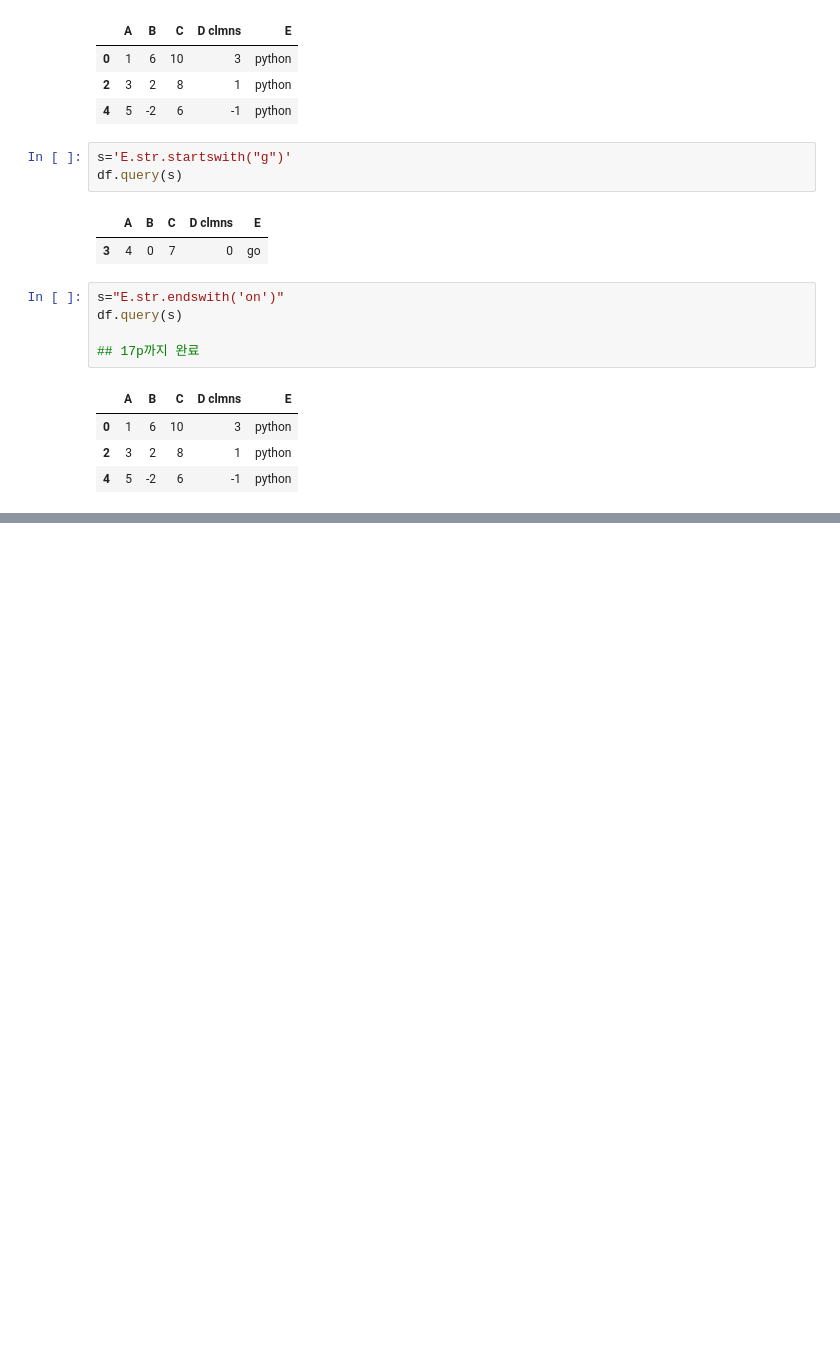
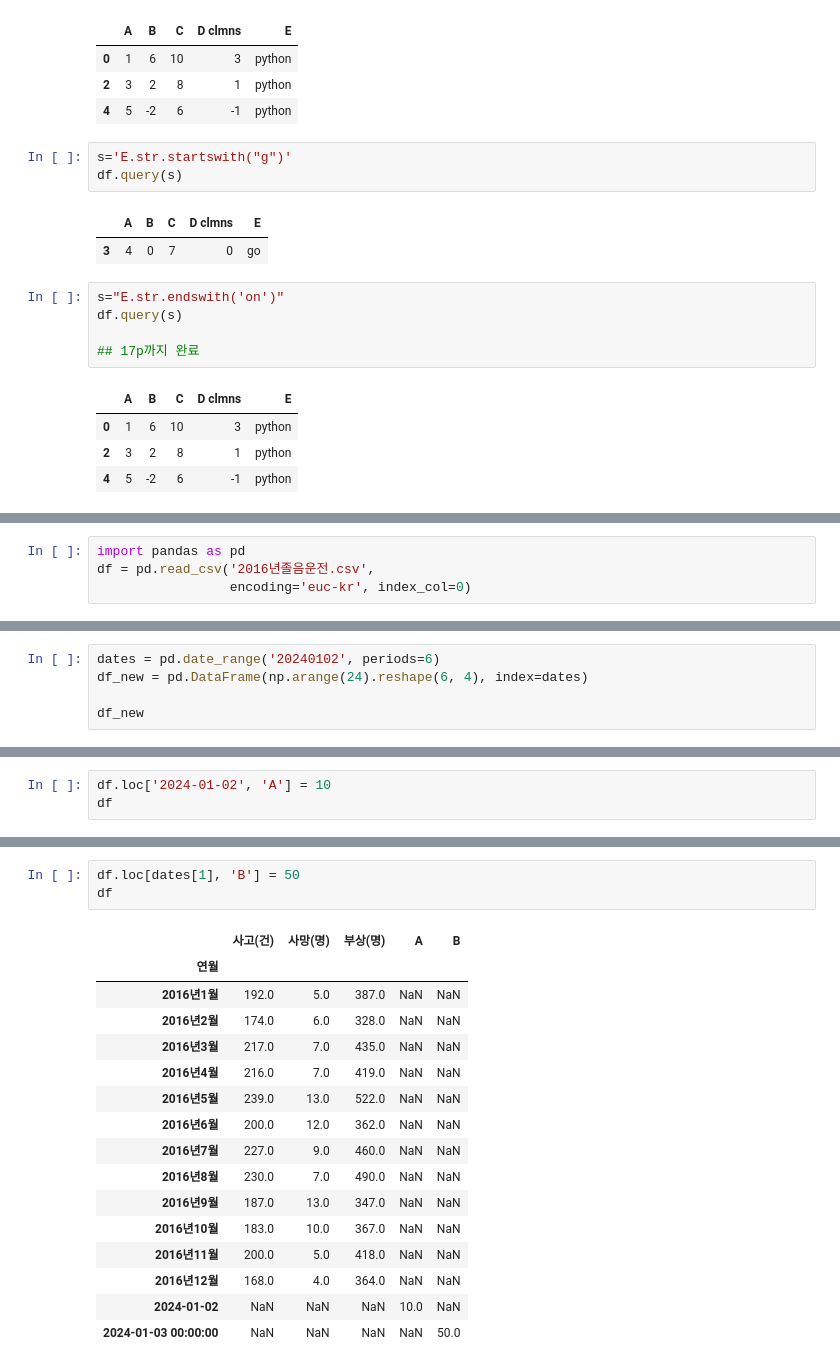
Before and after one commit to hoin1357/BigDataPrograming_task, a Jupyter notebook: 6w_dataframe.ipynb, the cells around one changed output, grey strips where cells are left out. Saved outputs shown, nothing was run; the diff lists cells and outputs as text; blank space fills up the shorter version.

```diff
--- a/6w_dataframe.ipynb
+++ b/6w_dataframe.ipynb
@@ -1078,0 +1142,4 @@ df.query(s)
+# %%
+import pandas as pd
+df = pd.read_csv('2016년졸음운전.csv',
+                 encoding='euc-kr', index_col=0)
@@ -1078,0 +1214,5 @@ df.query(s)
+# %%
+dates = pd.date_range('20240102', periods=6)
+df_new = pd.DataFrame(np.arange(24).reshape(6, 4), index=dates)
+
+df_new
@@ -1078,0 +1260,3 @@ df.query(s)
+# %%
+df.loc['2024-01-02', 'A'] = 10
+df
@@ -1078,0 +1279,20 @@ df.query(s)
+# %%
+df.loc[dates[1], 'B'] = 50
+df
+# %% [output]
+|  | 사고(건) | 사망(명) | 부상(명) | A | B |
+| 연월 |  |  |  |  |  |
+| 2016년1월 | 192.0 | 5.0 | 387.0 | NaN | NaN |
+| 2016년2월 | 174.0 | 6.0 | 328.0 | NaN | NaN |
+| 2016년3월 | 217.0 | 7.0 | 435.0 | NaN | NaN |
+| 2016년4월 | 216.0 | 7.0 | 419.0 | NaN | NaN |
+| 2016년5월 | 239.0 | 13.0 | 522.0 | NaN | NaN |
+| 2016년6월 | 200.0 | 12.0 | 362.0 | NaN | NaN |
+| 2016년7월 | 227.0 | 9.0 | 460.0 | NaN | NaN |
+| 2016년8월 | 230.0 | 7.0 | 490.0 | NaN | NaN |
+| 2016년9월 | 187.0 | 13.0 | 347.0 | NaN | NaN |
+| 2016년10월 | 183.0 | 10.0 | 367.0 | NaN | NaN |
+| 2016년11월 | 200.0 | 5.0 | 418.0 | NaN | NaN |
+| 2016년12월 | 168.0 | 4.0 | 364.0 | NaN | NaN |
+| 2024-01-02 | NaN | NaN | NaN | 10.0 | NaN |
+| 2024-01-03 00:00:00 | NaN | NaN | NaN | NaN | 50.0 |
```
Also changed, not shown: parts of 73 cells of this notebook.
